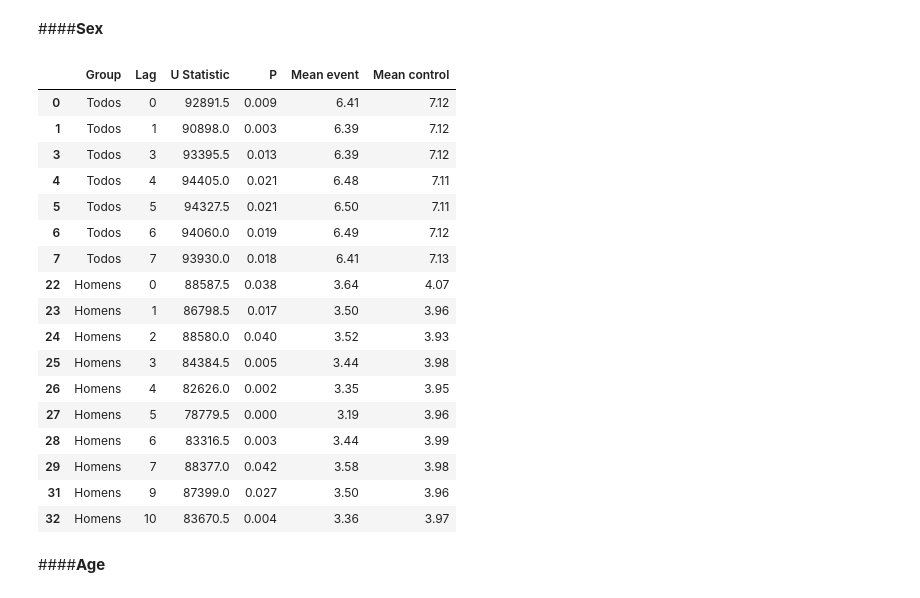
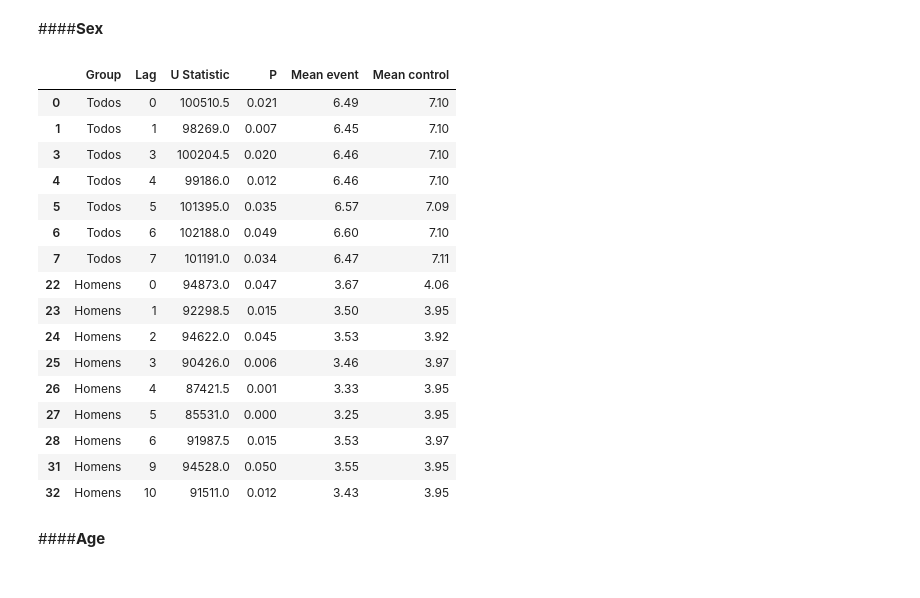
Before and after one commit to climate-and-health-datasci-Unicamp/project-climatic-variations-cardiovascular-diseases, a Jupyter notebook: notebooks/TR_2021_06_Mann_Whitney_U_test_for_cardiovascular_hospitalizations_and_extreme_climatic_events.ipynb, the cells around one changed output. Saved outputs shown, nothing was run; the diff lists cells and outputs as text; code cells hidden in the pictures.

```diff
--- a/notebooks/TR_2021_06_Mann_Whitney_U_test_for_cardiovascular_hospitalizations_and_extreme_climatic_events.ipynb
+++ b/notebooks/TR_2021_06_Mann_Whitney_U_test_for_cardiovascular_hospitalizations_and_extreme_climatic_events.ipynb
@@ -94,13 +81,15 @@ df_pressure = df_pressure[df_pressure['DATE']>'2014-01-01']
+# %%
+#-------------------------------------------------------------------#
+#                  Extreme climatic variations                      #
+#-------------------------------------------------------------------#
+df_vir =  pd.read_csv('EV_VCP.csv')
+df_vir = df_vir.drop(columns = {'Unnamed: 0'})
+df_vir = df_vir[df_vir['DATE']>='2014-01-01']
 # %%
 #-------------------------------------------------------------------#
 #              Merge health and climate dataframes                  #
 #-------------------------------------------------------------------#
-
-df_temp = pd.merge(df_temp,df_hosp, on='DATE', how='outer')
-
-df_humidity = pd.merge(df_humidity,df_hosp, on='DATE', how='outer')
-
-df_pressure = pd.merge(df_pressure,df_hosp, on='DATE', how='outer')
+df = pd.merge(df_vir,df_hosp, on='DATE', how='outer')
 # %% [markdown]
 ##**Test normality of data**
 
@@ -451,26 +441,25 @@ get_mann_whitney_lag(df_pressure,'above_pct_dif', 'age and sex')
 # %% [markdown]
 ####**Sex**
 # %%
-get_mann_whitney_lag(df_humidity,'LHW', 'sex')
+get_mann_whitney_lag(df,'LHW', 'sex')
 # %% [output]
 |  | Group | Lag | U Statistic | P | Mean event | Mean control |
-| 0 | Todos | 0 | 92891.5 | 0.009 | 6.41 | 7.12 |
-| 1 | Todos | 1 | 90898.0 | 0.003 | 6.39 | 7.12 |
-| 3 | Todos | 3 | 93395.5 | 0.013 | 6.39 | 7.12 |
-| 4 | Todos | 4 | 94405.0 | 0.021 | 6.48 | 7.11 |
-| 5 | Todos | 5 | 94327.5 | 0.021 | 6.50 | 7.11 |
-| 6 | Todos | 6 | 94060.0 | 0.019 | 6.49 | 7.12 |
-| 7 | Todos | 7 | 93930.0 | 0.018 | 6.41 | 7.13 |
-| 22 | Homens | 0 | 88587.5 | 0.038 | 3.64 | 4.07 |
-| 23 | Homens | 1 | 86798.5 | 0.017 | 3.50 | 3.96 |
-| 24 | Homens | 2 | 88580.0 | 0.040 | 3.52 | 3.93 |
-| 25 | Homens | 3 | 84384.5 | 0.005 | 3.44 | 3.98 |
-| 26 | Homens | 4 | 82626.0 | 0.002 | 3.35 | 3.95 |
-| 27 | Homens | 5 | 78779.5 | 0.000 | 3.19 | 3.96 |
-| 28 | Homens | 6 | 83316.5 | 0.003 | 3.44 | 3.99 |
-| 29 | Homens | 7 | 88377.0 | 0.042 | 3.58 | 3.98 |
-| 31 | Homens | 9 | 87399.0 | 0.027 | 3.50 | 3.96 |
-| 32 | Homens | 10 | 83670.5 | 0.004 | 3.36 | 3.97 |
+| 0 | Todos | 0 | 100510.5 | 0.021 | 6.49 | 7.10 |
+| 1 | Todos | 1 | 98269.0 | 0.007 | 6.45 | 7.10 |
+| 3 | Todos | 3 | 100204.5 | 0.020 | 6.46 | 7.10 |
+| 4 | Todos | 4 | 99186.0 | 0.012 | 6.46 | 7.10 |
+| 5 | Todos | 5 | 101395.0 | 0.035 | 6.57 | 7.09 |
+| 6 | Todos | 6 | 102188.0 | 0.049 | 6.60 | 7.10 |
+| 7 | Todos | 7 | 101191.0 | 0.034 | 6.47 | 7.11 |
+| 22 | Homens | 0 | 94873.0 | 0.047 | 3.67 | 4.06 |
+| 23 | Homens | 1 | 92298.5 | 0.015 | 3.50 | 3.95 |
+| 24 | Homens | 2 | 94622.0 | 0.045 | 3.53 | 3.92 |
+| 25 | Homens | 3 | 90426.0 | 0.006 | 3.46 | 3.97 |
+| 26 | Homens | 4 | 87421.5 | 0.001 | 3.33 | 3.95 |
+| 27 | Homens | 5 | 85531.0 | 0.000 | 3.25 | 3.95 |
+| 28 | Homens | 6 | 91987.5 | 0.015 | 3.53 | 3.97 |
+| 31 | Homens | 9 | 94528.0 | 0.050 | 3.55 | 3.95 |
+| 32 | Homens | 10 | 91511.0 | 0.012 | 3.43 | 3.95 |
 # %% [markdown]
 ####**Age**
 # %%
```
Also changed, not shown: parts of 32 cells of this notebook.
